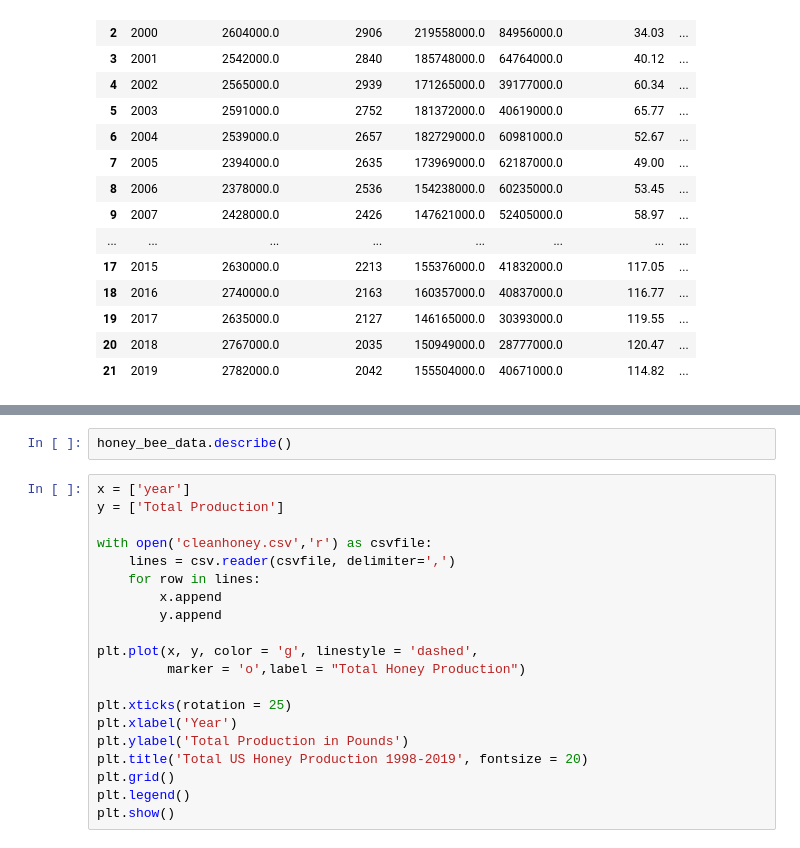
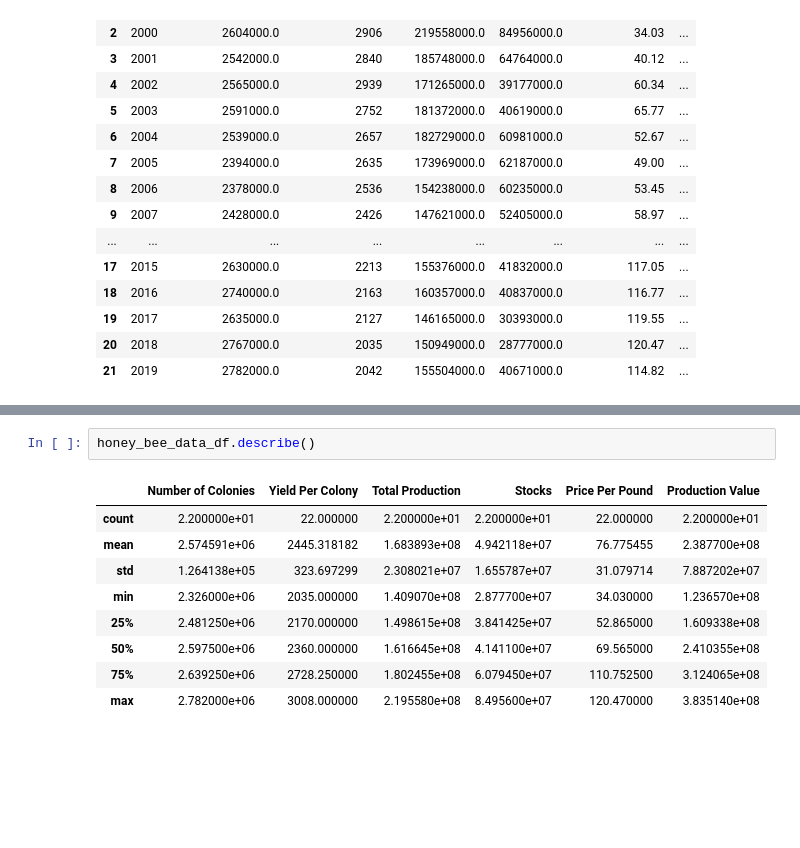
Before and after one commit to nataliaxmoreno/project-1-Group3, a Jupyter notebook: data sets/honey-graphs.ipynb, the cells around one changed output, grey strips where cells are left out. Drawn from its saved outputs; the diff is of its cells as text; blank space fills up the shorter version.

```diff
--- a/data sets/honey-graphs.ipynb
+++ b/data sets/honey-graphs.ipynb
@@ -67,22 +74,12 @@ plt.show()
 # %%
-honey_bee_data.describe()
+honey_bee_data_df.describe()
+# %% [output]
+|  | Number of Colonies | Yield Per Colony | Total Production | Stocks | Price Per Pound | Production Value |
+| count | 2.200000e+01 | 22.000000 | 2.200000e+01 | 2.200000e+01 | 22.000000 | 2.200000e+01 |
+| mean | 2.574591e+06 | 2445.318182 | 1.683893e+08 | 4.942118e+07 | 76.775455 | 2.387700e+08 |
+| std | 1.264138e+05 | 323.697299 | 2.308021e+07 | 1.655787e+07 | 31.079714 | 7.887202e+07 |
+| min | 2.326000e+06 | 2035.000000 | 1.409070e+08 | 2.877700e+07 | 34.030000 | 1.236570e+08 |
+| 25% | 2.481250e+06 | 2170.000000 | 1.498615e+08 | 3.841425e+07 | 52.865000 | 1.609338e+08 |
+| 50% | 2.597500e+06 | 2360.000000 | 1.616645e+08 | 4.141100e+07 | 69.565000 | 2.410355e+08 |
+| 75% | 2.639250e+06 | 2728.250000 | 1.802455e+08 | 6.079450e+07 | 110.752500 | 3.124065e+08 |
+| max | 2.782000e+06 | 3008.000000 | 2.195580e+08 | 8.495600e+07 | 120.470000 | 3.835140e+08 |
-# %%
-x = ['year']
-y = ['Total Production']
-
-with open('cleanhoney.csv','r') as csvfile:
-    lines = csv.reader(csvfile, delimiter=',')
-    for row in lines:
-        x.append
-        y.append
-
-plt.plot(x, y, color = 'g', linestyle = 'dashed',
-         marker = 'o',label = "Total Honey Production")
-
-plt.xticks(rotation = 25)
-plt.xlabel('Year')
-plt.ylabel('Total Production in Pounds')
-plt.title('Total US Honey Production 1998-2019', fontsize = 20)
-plt.grid()
-plt.legend()
-plt.show()
```
Also changed, not shown: parts of 6 cells of this notebook, 2 other files.
